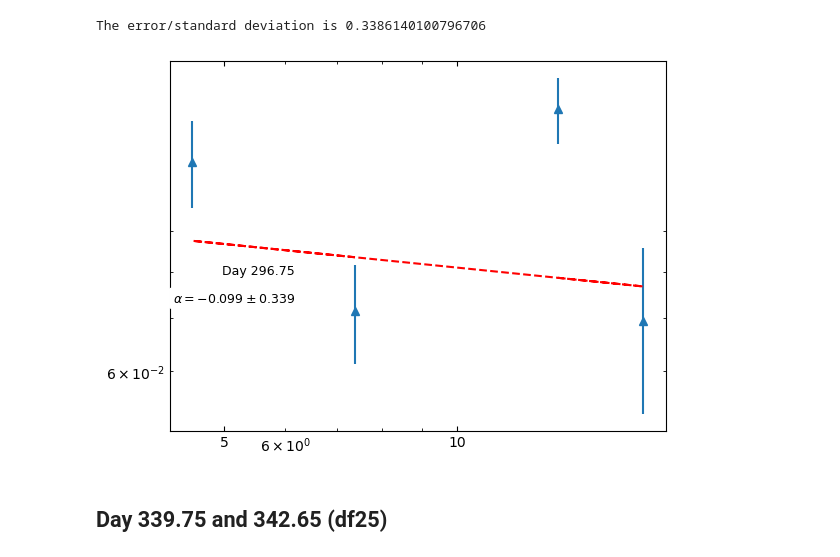
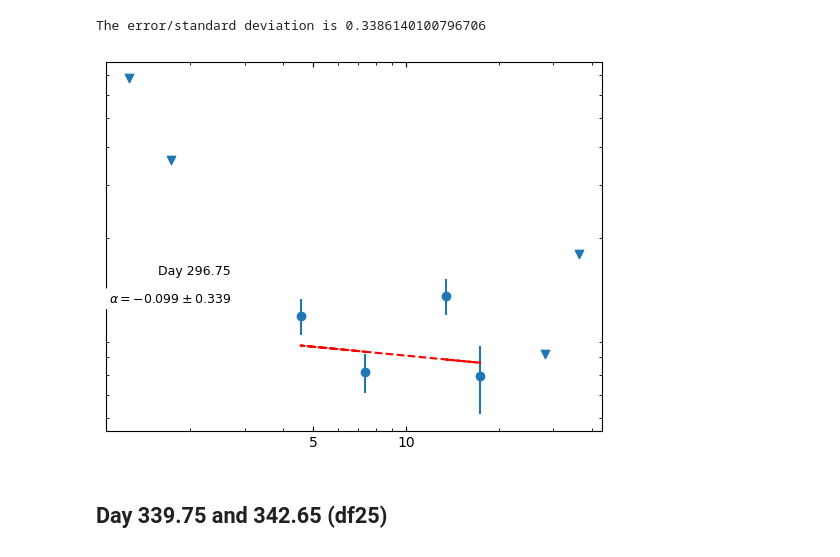
Before and after one commit to Wilhelm005/Research-Code, a Jupyter notebook: V1534 Sco Spectral Index.ipynb, the cells around one changed output. Saved outputs shown, nothing was run; the diff lists cells and outputs as text; code cells hidden in the pictures.

```diff
--- a/V1534 Sco Spectral Index.ipynb
+++ b/V1534 Sco Spectral Index.ipynb
@@ -2264,22 +2303,25 @@ The error/standard deviation is 0.3386140100796706
 # %%
 
 #plotting to check
 fig,ax = plt.subplots()
 mask = df23['Flux Density (mJy)'] > 3 * df23['Uncertainty (mJy)']  # apply detection threshold
+mask2 = df23['Flux Density (mJy)'] < 3 * df23['Uncertainty (mJy)']  # apply non-detection threshold
 if mask.any():  # proceed only if at least one detection
-    ax.errorbar(df23['Freq (GHz)'][mask], df23['Flux Density (mJy)'][mask], yerr=df23['Uncertainty (mJy)'][mask], fmt='^')
+    ax.errorbar(df23['Freq (GHz)'][mask], df23['Flux Density (mJy)'][mask], yerr=yerr23, fmt='o')
+
+    ax.scatter(df23['Freq (GHz)'][mask2], (df23['Flux Density (mJy)'][mask2] + 3*df23['Uncertainty (mJy)'][mask2]), marker='v')
     ax.set_xscale('log')
     ax.set_xticks([1, 5, 10, 50], labels=['1', '5', '10', '50'])
     ax.set_yscale('log')
     ax.set_yticks([1, 5, 10, 20, 50], labels=['1', '5', '10', '20', '50'])
     ax.annotate('Day 296.75', xy=(90, 120), xycoords='axes points', size=9, ha='right', va='top', bbox=dict(boxstyle='round', fc='w', ec="w"))
     ax.tick_params(axis='both', which='both', direction='in', top=True, right=True)
     ax.plot(df23['Freq (GHz)'][mask], fit_model_weights23(df23['Freq (GHz)'][mask]), 'r--')
     ax.annotate('${\u03B1 = -0.099 \\pm 0.339}$', xy=(90, 100), xycoords='axes points', size=9, ha='right', va='top', bbox=dict(boxstyle='round', fc='w', ec="w"))
 
 plt.show();
 # %% [output]
-[figure, old version]
+[figure, new version]
 # %% [markdown]
 ## Day 339.75 and 342.65 (df25)
 # %%
```
Also changed, not shown: parts of 22 cells of this notebook, 2 other files.
